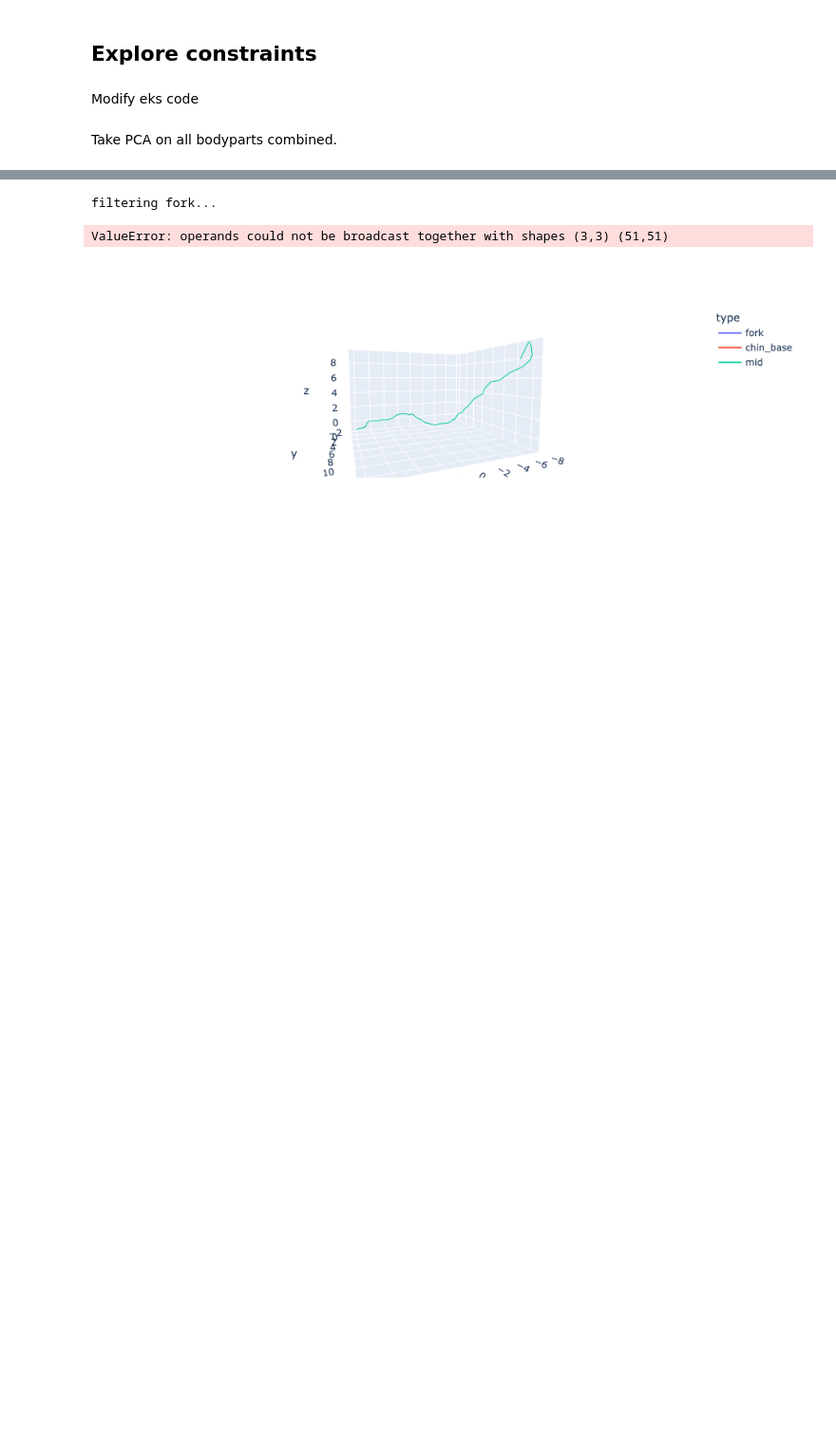
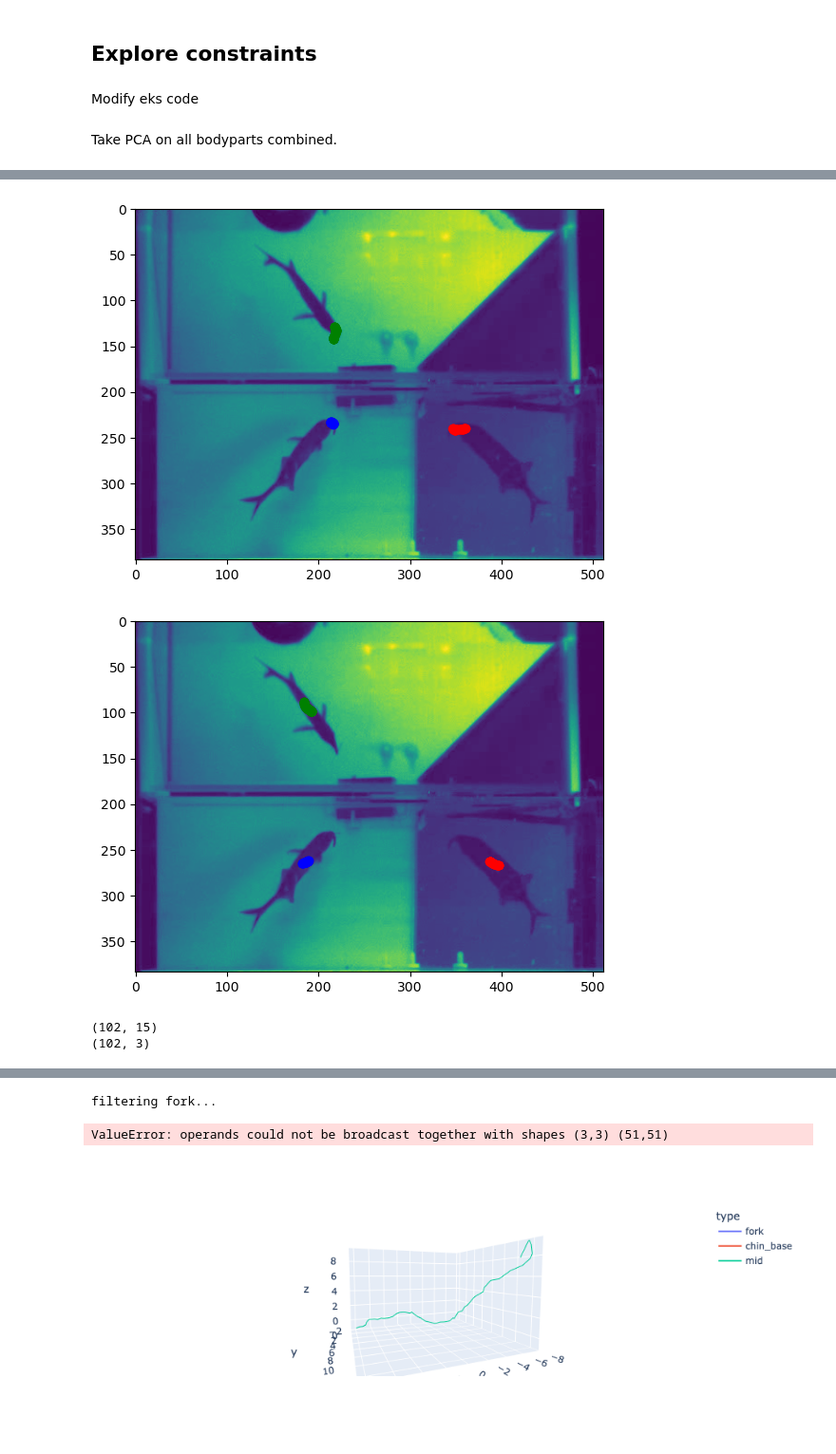
Before and after one commit to erialc-cal/eks, a Jupyter notebook: mirror_fish.ipynb, the cells around one changed output, grey strips where cells are left out. Shown at 95% size. Drawn from its saved outputs; the diff is of its cells as text; code cells hidden in the pictures; blank space fills up the shorter version.

```diff
--- a/mirror_fish.ipynb
+++ b/mirror_fish.ipynb
@@ -641,3 +861,8 @@ scaled_ensemble_preds, ensemble_pcs, ensemble_pca, ensemble_ex_var = scale_ensem
 # %%
-keypoint_ensemble_list = ["chin_base","mid","fork"]
-scaled_ensemble_preds, ensemble_pcs, ensemble_pca, ensemble_ex_var = scale_ensemble_keypoints_PCA(keypoint_ensemble_list, camera_names,quantile_keep_pca)
+keypoint_ensemble_list = ["chin_base","mid"]
+scaled_ensemble_preds, ensemble_pcs, ensemble_pca, ensemble_vars = scale_ensemble_keypoints_PCA(keypoint_ensemble_list, camera_names,quantile_keep_pca, plot=True)
+# %% [output]
+[figure, added]
+[figure, added]
+(102, 15)
+(102, 3)
```
Also changed, not shown: parts of 11 cells of this notebook.
